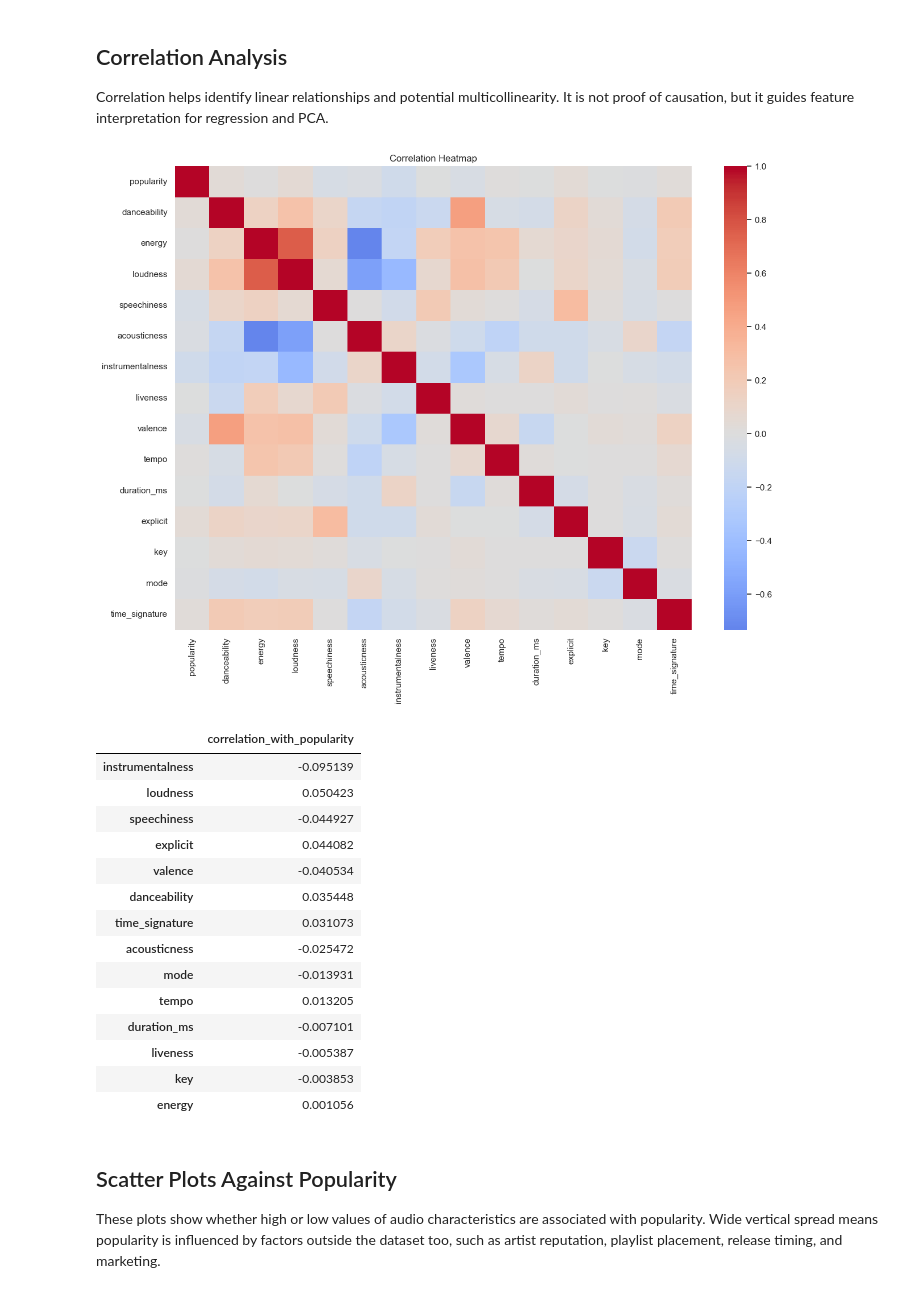
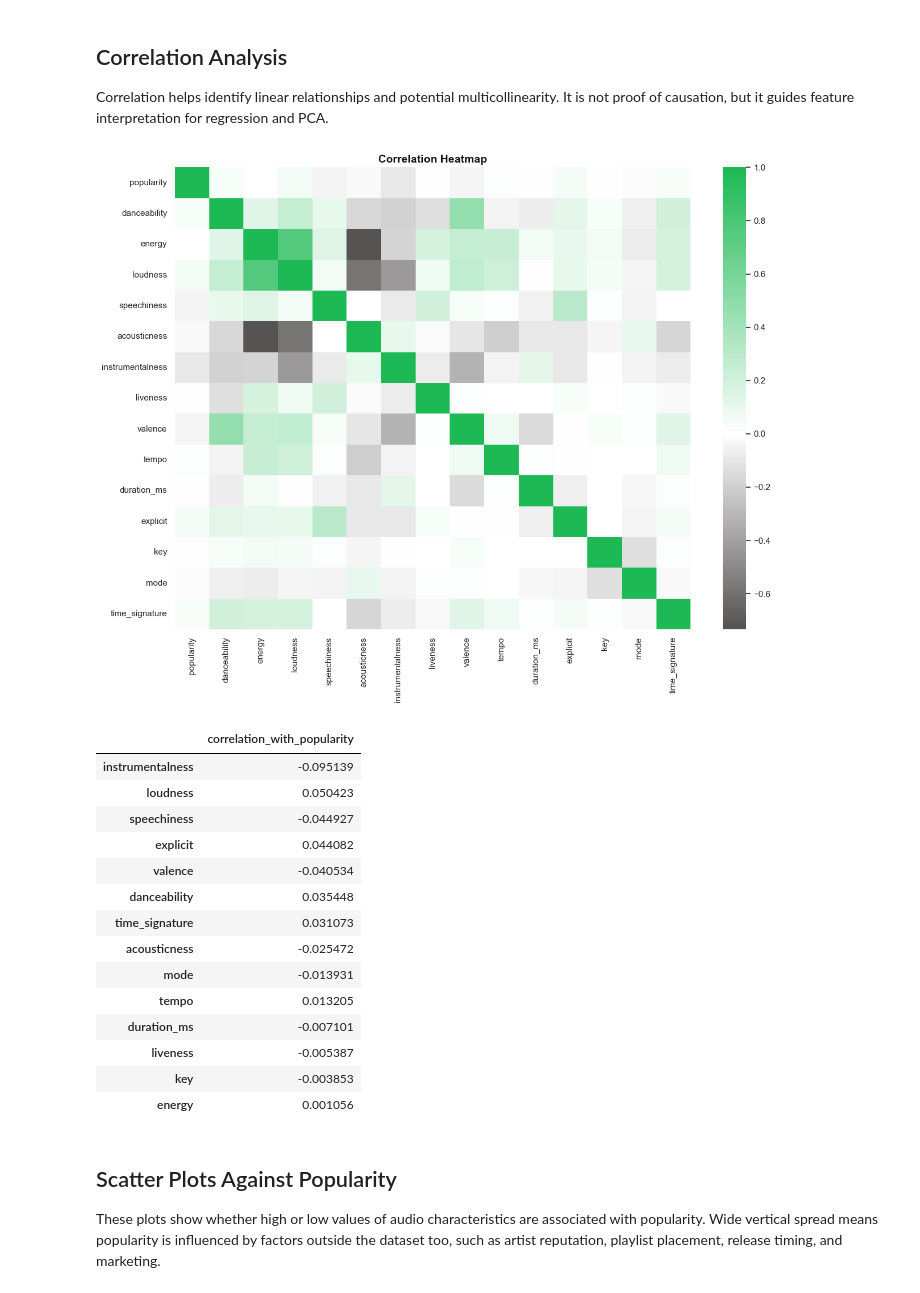
Before and after one commit to fidelMB/proyecto-ia-tc3002b, a Jupyter notebook: notebooks/01_eda.ipynb, the cells around one changed output. Cells and saved outputs as stored; diff of their text form; code cells hidden in the pictures.

```diff
--- a/notebooks/01_eda.ipynb
+++ b/notebooks/01_eda.ipynb
@@ -22,7 +53,7 @@ import numpy as np
 import matplotlib.pyplot as plt
 import seaborn as sns
 
-sns.set_theme(style="whitegrid", palette="Set2")
+apply_spotify_theme()
 pd.set_option("display.max_columns", 50)
 
 df = pd.read_csv(DATA_RAW)
@@ -214,18 +243,18 @@ Correlation helps identify linear relationships and potential multicollinearity.
 # %%
 corr_cols = ["popularity"] + audio_features + ["explicit", "key", "mode", "time_signature"]
 corr = df[corr_cols].copy()
 corr["explicit"] = corr["explicit"].astype(int)
 
 plt.figure(figsize=(13, 10))
-sns.heatmap(corr.corr(), cmap="coolwarm", center=0, annot=False)
+sns.heatmap(corr.corr(), cmap=SPOTIFY_DIVERGE, center=0, annot=False)
 plt.title("Correlation Heatmap")
 plt.tight_layout()
 plt.show()
 
 popularity_corr = corr.corr(numeric_only=True)["popularity"].drop("popularity").sort_values(key=np.abs, ascending=False)
 display(popularity_corr.to_frame("correlation_with_popularity"))
 # %% [output]
-[figure, old version]
+[figure, new version]
 |  | correlation_with_popularity |
 | instrumentalness | -0.095139 |
 | loudness | 0.050423 |
```
Also changed, not shown: parts of 10 cells of this notebook, 18 other files.
